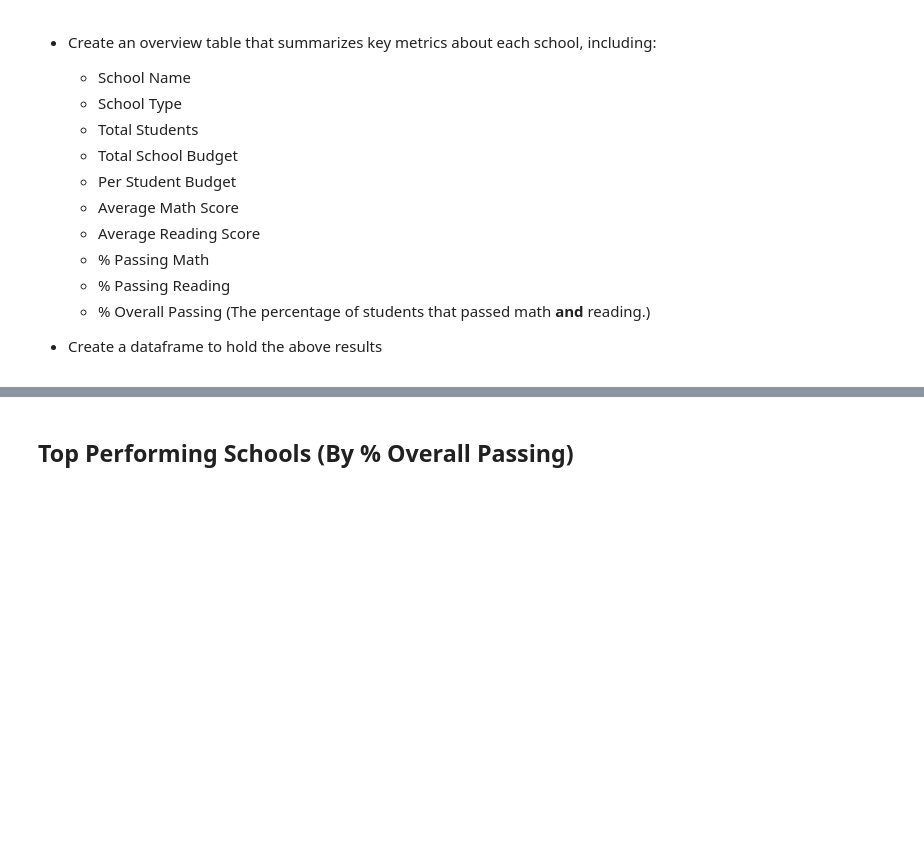
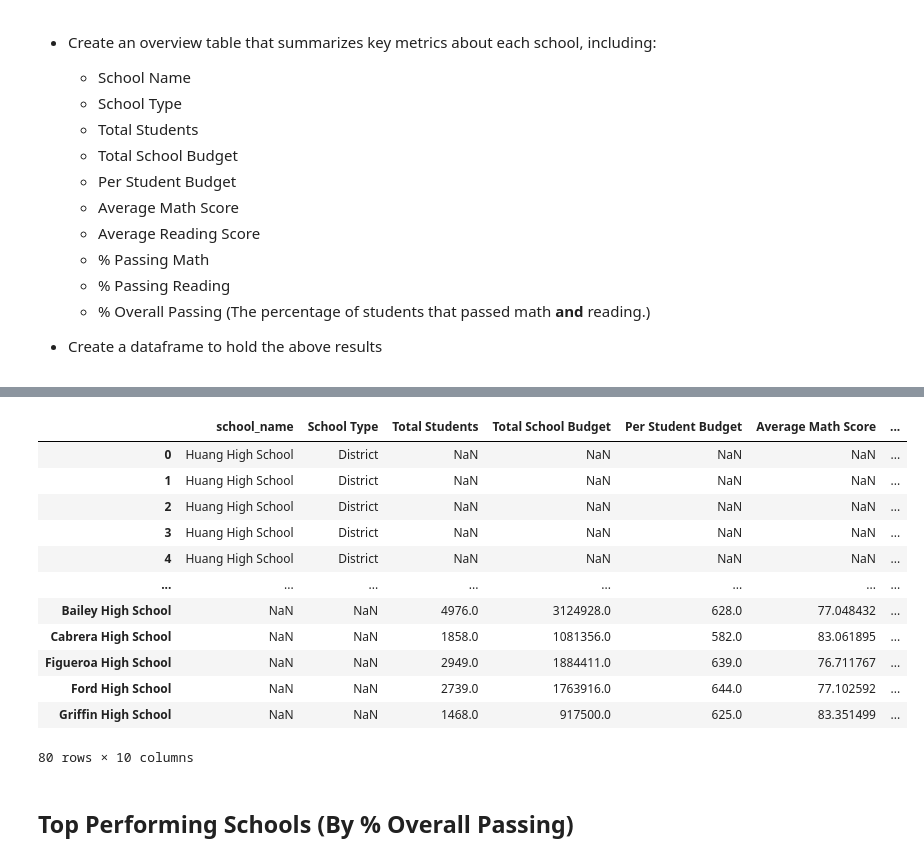
Before and after one commit to robmatelyan/Pandas-Challenge, a Jupyter notebook: PyCitySchools/PyCitySchools_work.ipynb, the cells around one changed output, grey strips where cells are left out. Saved outputs shown, nothing was run; the diff lists cells and outputs as text; code cells hidden in the pictures; blank space fills up the shorter version.

```diff
--- a/PyCitySchools/PyCitySchools_work.ipynb
+++ b/PyCitySchools/PyCitySchools_work.ipynb
@@ -163,0 +272,4 @@ district_summary_df
+# %%
+#calculate average reading score by school
+avg_reading_score_school = school_group['reading_score'].mean()
+avg_reading_score_school
@@ -163,0 +294,7 @@ district_summary_df
+# %%
+# calculate the percentage of students passing math by school
+math_passing_school_df = pd.DataFrame(school_group['passing_math'].value_counts())
+math_passing_school_df_unstack = math_passing_school_df.unstack()
+math_passing_school = math_passing_school_df_unstack['passing_math']
+percent_math_passing_school = (math_passing_school['Passing'] / total_students_by_school * 100)
+percent_math_passing_school
@@ -163,0 +319,7 @@ district_summary_df
+# %%
+# calculate the percentage of students passing reading by school
+reading_passing_school_df = pd.DataFrame(school_group['passing_reading'].value_counts())
+reading_passing_school_df_unstack = reading_passing_school_df.unstack()
+reading_passing_school = reading_passing_school_df_unstack['passing_reading']
+percent_reading_passing_school = (reading_passing_school['Passing']/ total_students_by_school * 100)
+percent_reading_passing_school
@@ -163,0 +344,6 @@ district_summary_df
+# %%
+#passing overall by school
+school_data_complete['Passing Overall'] = school_data_complete.loc[(school_data_complete['math_score'] >= 70) & (school_data_complete['reading_score'] >= 70), 'student_name']
+school_group_pass_overall = school_group.loc[:, 'Passing Overall']
+percent_pass_overall_school = school_group_pass_overall / total_students_by_school * 100
+percent_pass_overall_school
@@ -164,3 +368,35 @@ district_summary_df
+# %%
+# School Summary Data Frame
+school_name = school_data_complete.loc[:, 'school_name']
+school_type = school_data_complete.loc[:, 'type']
+
+
+school_summary_df = pd.DataFrame(
+    {'school_name': school_name,
+     'School Type': school_type,
+     'Total Students': total_students_by_school,
+     'Total School Budget': school_budget,
+     'Per Student Budget': per_student_budget,
+     'Average Math Score': avg_math_score_school,
+    'Average Reading Score': avg_reading_score_school,
+    '% Passing Math': percent_math_passing_school,
+   '% Passing Reading': percent_reading_passing_school,
+    '% Passing Overall': percent_pass_overall_school,})
+school_summary_df.groupby('school_name').head()
+# %% [output]
+|  | school_name | School Type | Total Students | Total School Budget | Per Student Budget | Average Math Score | ... |
+| 0 | Huang High School | District | NaN | NaN | NaN | NaN | ... |
+| 1 | Huang High School | District | NaN | NaN | NaN | NaN | ... |
+| 2 | Huang High School | District | NaN | NaN | NaN | NaN | ... |
+| 3 | Huang High School | District | NaN | NaN | NaN | NaN | ... |
+| 4 | Huang High School | District | NaN | NaN | NaN | NaN | ... |
+| ... | ... | ... | ... | ... | ... | ... | ... |
+| Bailey High School | NaN | NaN | 4976.0 | 3124928.0 | 628.0 | 77.048432 | ... |
+| Cabrera High School | NaN | NaN | 1858.0 | 1081356.0 | 582.0 | 83.061895 | ... |
+| Figueroa High School | NaN | NaN | 2949.0 | 1884411.0 | 639.0 | 76.711767 | ... |
+| Ford High School | NaN | NaN | 2739.0 | 1763916.0 | 644.0 | 77.102592 | ... |
+| Griffin High School | NaN | NaN | 1468.0 | 917500.0 | 625.0 | 83.351499 | ... |
+80 rows × 10 columns
 # %% [markdown]
 ## Top Performing Schools (By % Overall Passing)
 # %% [markdown]
```
Also changed, not shown: parts of 13 cells of this notebook.
